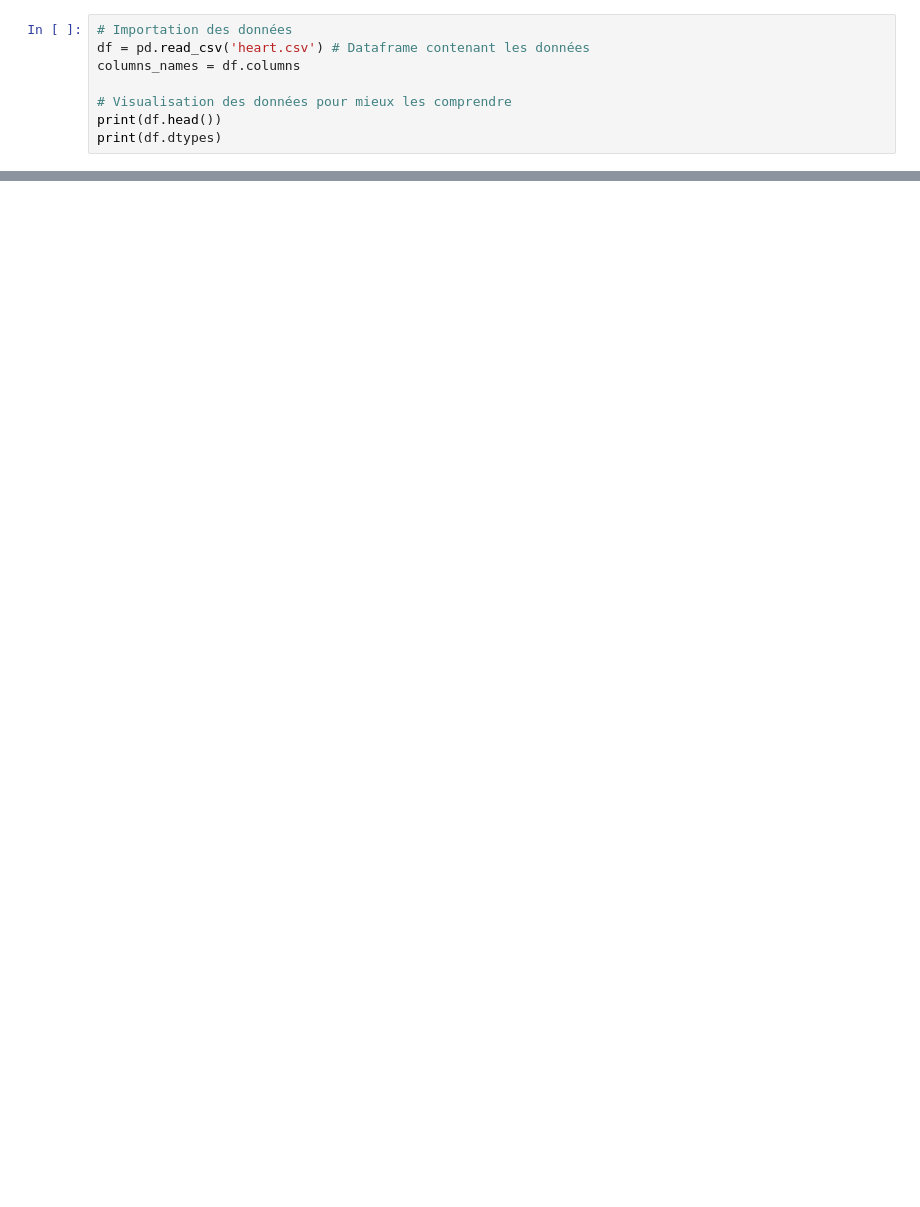
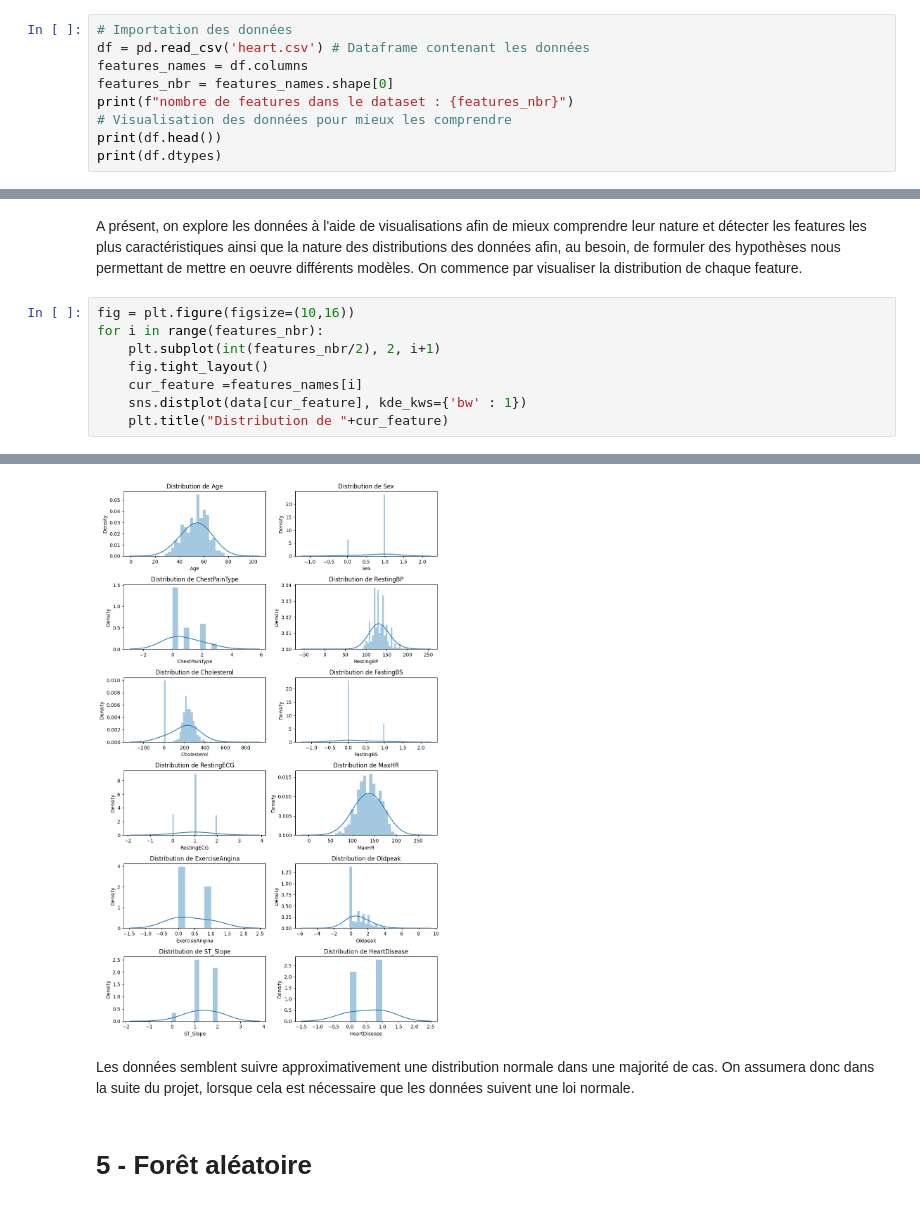
Before and after one commit to MorganChabaudENSSAT/projet_ift712, a Jupyter notebook: Projet IFT712.ipynb, the cells around one changed output, grey strips where cells are left out. Saved outputs shown, nothing was run; the diff lists cells and outputs as text; blank space fills up the shorter version.

```diff
--- a/Projet IFT712.ipynb
+++ b/Projet IFT712.ipynb
@@ -44,8 +73,9 @@ import utils
 # %%
 # Importation des données
 df = pd.read_csv('heart.csv') # Dataframe contenant les données
-columns_names = df.columns
-
+features_names = df.columns
+features_nbr = features_names.shape[0]
+print(f"nombre de features dans le dataset : {features_nbr}")
 # Visualisation des données pour mieux les comprendre
 print(df.head())
 print(df.dtypes)
@@ -100,3 +131,15 @@ print(data)
 917    173               0      0.0         2             0
 
 [918 rows x 12 columns]
+# %% [markdown]
+A présent, on explore les données à l'aide de visualisations afin de mieux comprendre leur nature et détecter les features les plus caractéristiques ainsi que la nature des distributions des données afin, au besoin, de formuler des hypothèses nous permettant de mettre en oeuvre différents modèles.
+On commence par visualiser la distribution de chaque feature.
+# %%
+fig = plt.figure(figsize=(10,16))
+for i in range(features_nbr):
+    plt.subplot(int(features_nbr/2), 2, i+1)
+    fig.tight_layout()
+    cur_feature =features_names[i]
+    sns.distplot(data[cur_feature], kde_kws={'bw' : 1})
+    plt.title("Distribution de "+cur_feature)
+# %% [output]
@@ -102,0 +163,5 @@ print(data)
+[figure, added]
+# %% [markdown]
+Les données semblent suivre approximativement une distribution normale dans une majorité de cas. On assumera donc dans la suite du projet, lorsque cela est nécessaire que les données suivent une loi normale.
+# %% [markdown]
+# 5 - Forêt aléatoire #
```
Also changed, not shown: parts of 8 cells of this notebook, 2 other files.
